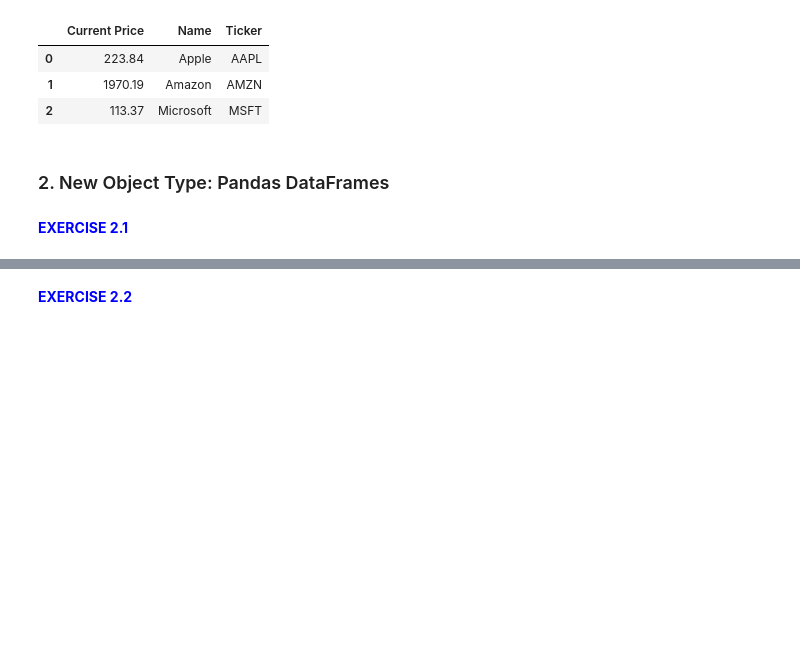
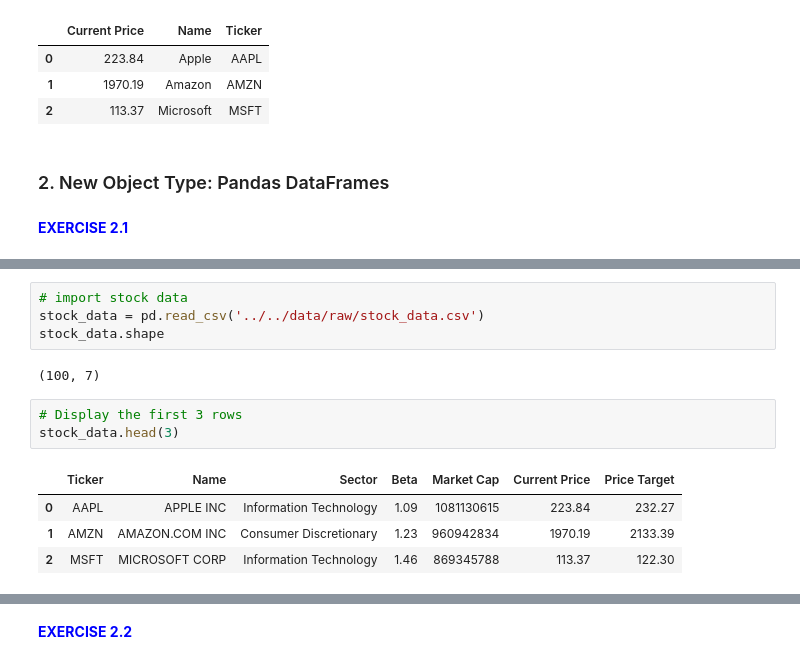
Before and after one commit to Brice-Dev-Lab/PyFi_Coursework, a Jupyter notebook: machine_learning/fundamentals_refresher/pandas/module_05/PF 05. Jupyter Notebook.ipynb, the cells around one changed output, grey strips where cells are left out. Saved outputs shown, nothing was run; the diff lists cells and outputs as text; blank space fills up the shorter version.

```diff
--- a/machine_learning/fundamentals_refresher/pandas/module_05/PF 05. Jupyter Notebook.ipynb
+++ b/machine_learning/fundamentals_refresher/pandas/module_05/PF 05. Jupyter Notebook.ipynb
@@ -31,0 +39,14 @@ manual_df
+# %%
+# import stock data
+stock_data = pd.read_csv('../../data/raw/stock_data.csv')
+stock_data.shape
+# %% [output]
+(100, 7)
+# %%
+# Display the first 3 rows
+stock_data.head(3)
+# %% [output]
+|  | Ticker | Name | Sector | Beta | Market Cap | Current Price | Price Target |
+| 0 | AAPL | APPLE INC | Information Technology | 1.09 | 1081130615 | 223.84 | 232.27 |
+| 1 | AMZN | AMAZON.COM INC | Consumer Discretionary | 1.23 | 960942834 | 1970.19 | 2133.39 |
+| 2 | MSFT | MICROSOFT CORP | Information Technology | 1.46 | 869345788 | 113.37 | 122.30 |
```
Also changed, not shown: parts of 19 cells of this notebook, 3 other files.
